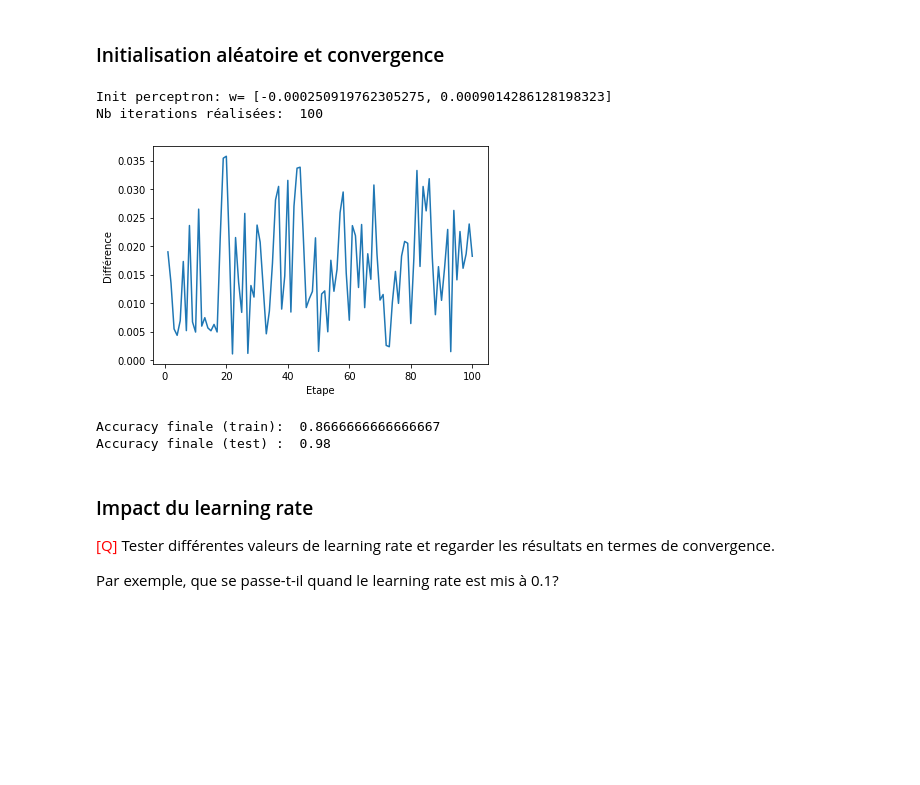
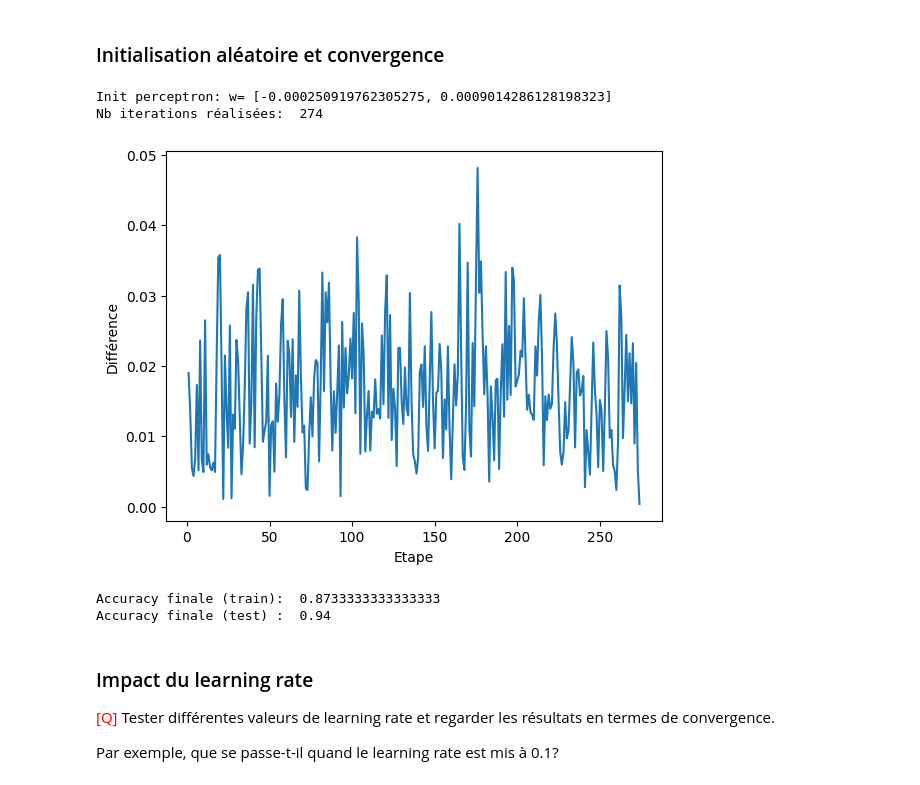
Before and after one commit to celine-yes/TME_DataScience, a Jupyter notebook: tme-03/tme3_Lacour_Fan.ipynb, the cells around one changed output. Cells and saved outputs as stored; diff of their text form; code cells hidden in the pictures; blank space fills up the shorter version.

```diff
--- a/tme-03/tme3_Lacour_Fan.ipynb
+++ b/tme-03/tme3_Lacour_Fan.ipynb
@@ -605,38 +602,38 @@ Accuracy finale (test) :  0.9
 
 np.random.seed(42)   # on prend 42 comme graine
 
 # Création d'un perceptron avec initialisation aléatoire et le learning_rate ci-dessous:
 learning_rate = 0.01
 perceptron3 = ClassifierPerceptron(2, learning_rate, False)
 print("Init perceptron: w= " + str(perceptron3.w))
 
 # Définition des données d'apprentissage (on reprend les données data_gauss générées plus haut)
 random.seed(42)
 (train_desc, train_label), (test_desc, test_label) = genere_train_test(data_gauss_desc, data_gauss_label,75,75)
 
 data_train = train_desc
 label_train = train_label
 data_test = test_desc
 label_test = test_label
 
 # Apprentissage du perceptron
-les_variations = perceptron3.train(data_train, label_train)
+les_variations = perceptron3.train(data_train, label_train, nb_max = 1000)
 print("Nb iterations réalisées: ", len(les_variations))
 
 # Traçage de la courbe des variations
 plt.plot(range(1,len(les_variations)+1),les_variations)
 plt.ylabel('Différence')
 plt.xlabel("Etape")
 plt.show()
 
 print("Accuracy finale (train): ", perceptron3.accuracy(train_desc, train_label))
 print("Accuracy finale (test) : ", perceptron3.accuracy(test_desc, test_label))
 # %% [output]
 Init perceptron: w= [-0.000250919762305275, 0.0009014286128198323]
-Nb iterations réalisées:  100
+Nb iterations réalisées:  274
-[figure, old version]
+[figure, new version]
-Accuracy finale (train):  0.8666666666666667
-Accuracy finale (test) :  0.98
+Accuracy finale (train):  0.8733333333333333
+Accuracy finale (test) :  0.94
 # %% [markdown]
 ### Impact du learning rate
 
```
Also changed, not shown: parts of 8 cells of this notebook, 1 other file.
